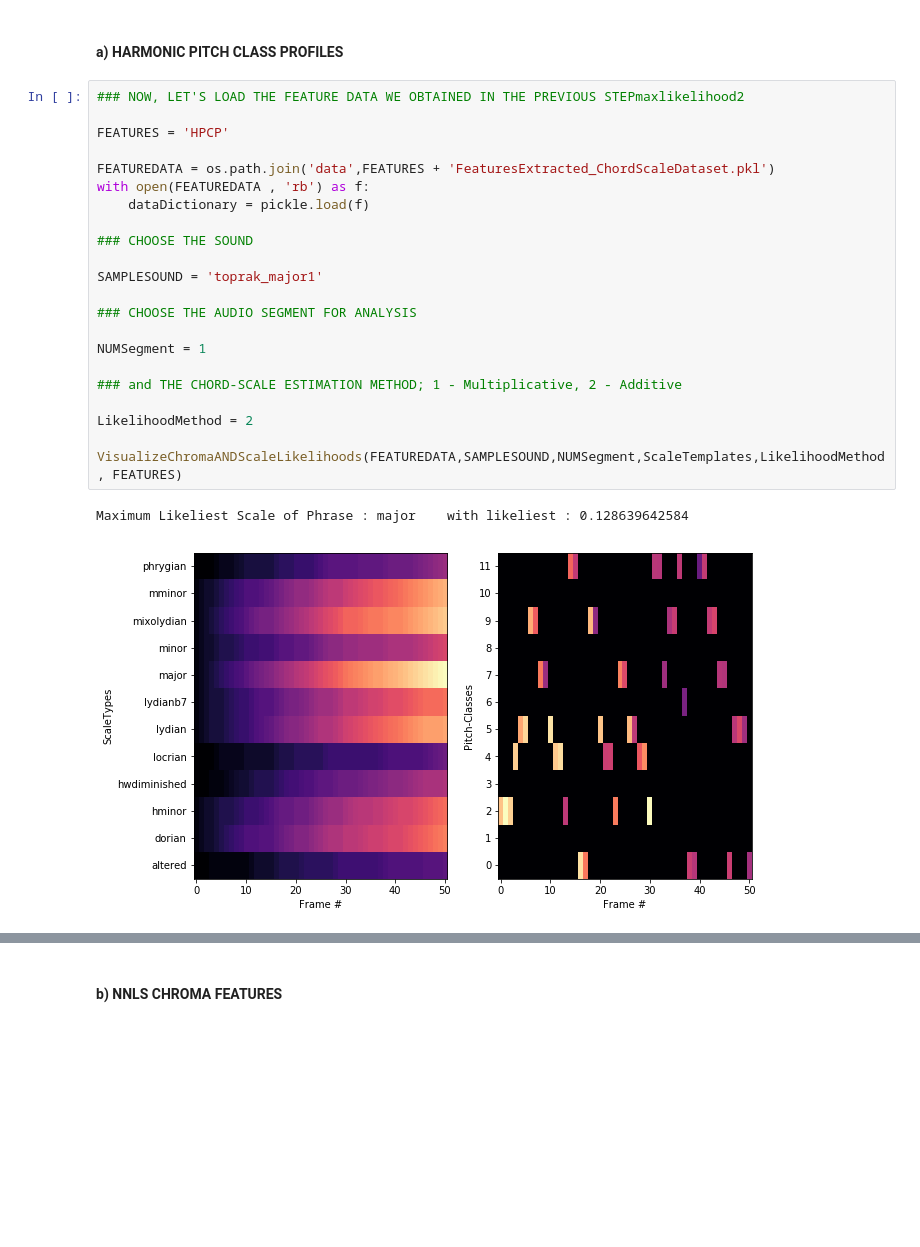
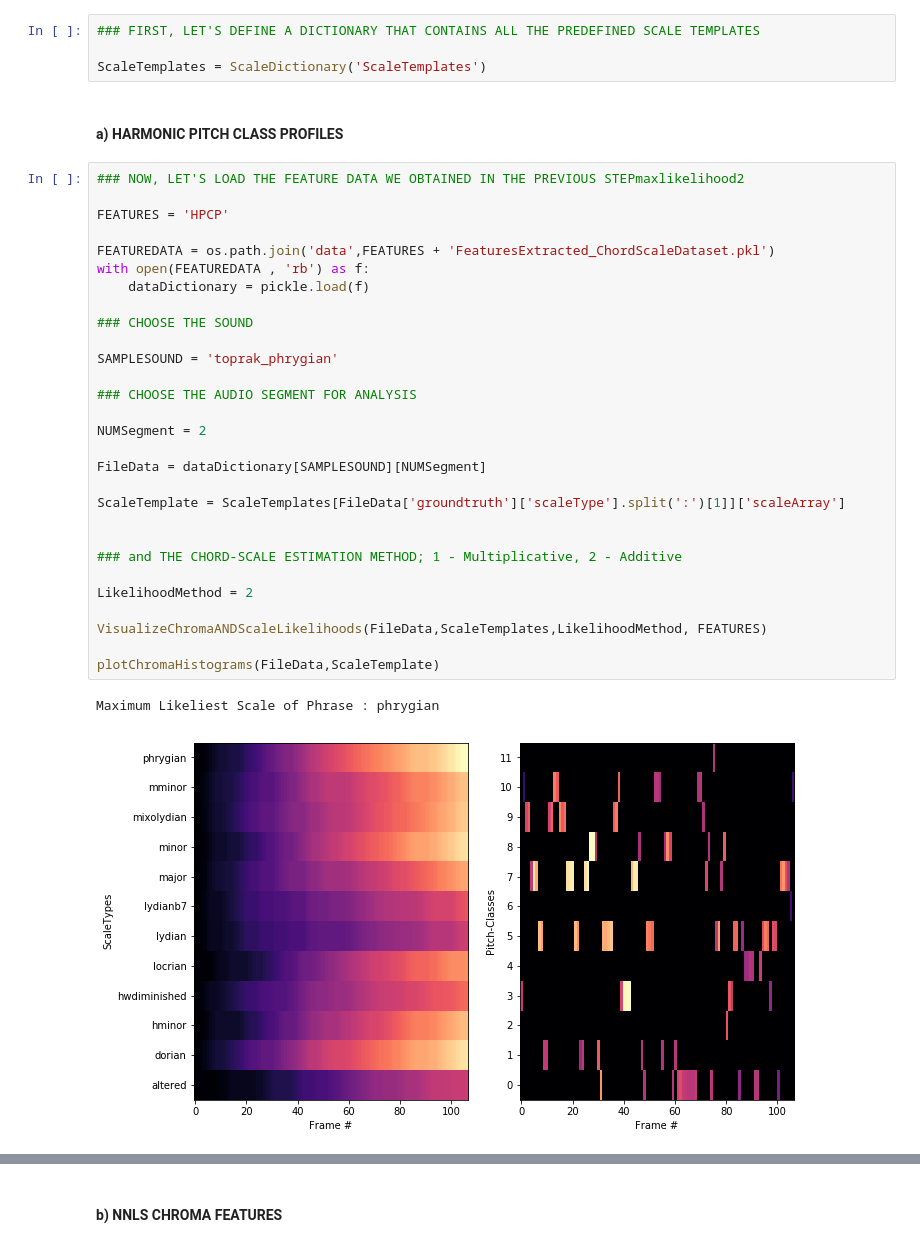
Before and after one commit to emirdemirel/Chord-ScaleDetection, a Jupyter notebook: Chord-Scale_Detection_PART2.ipynb, the cells around one changed output, grey strips where cells are left out. Cells and saved outputs as stored; diff of their text form; blank space fills up the shorter version.

```diff
--- a/Chord-Scale_Detection_PART2.ipynb
+++ b/Chord-Scale_Detection_PART2.ipynb
@@ -52,27 +35,38 @@ ScaleTemplates['hwdiminished'] = {'scaleArray':[1,1,0,1,1,0,1,1,0,1,1,0]}
+# %%
+### FIRST, LET'S DEFINE A DICTIONARY THAT CONTAINS ALL THE PREDEFINED SCALE TEMPLATES
+
+ScaleTemplates = ScaleDictionary('ScaleTemplates')
 # %% [markdown]
 #### a) HARMONIC PITCH CLASS PROFILES
 # %%
 ### NOW, LET'S LOAD THE FEATURE DATA WE OBTAINED IN THE PREVIOUS STEPmaxlikelihood2
 
 FEATURES = 'HPCP'
 
 FEATUREDATA = os.path.join('data',FEATURES + 'FeaturesExtracted_ChordScaleDataset.pkl')
 with open(FEATUREDATA , 'rb') as f:
     dataDictionary = pickle.load(f)
 
 ### CHOOSE THE SOUND
 
-SAMPLESOUND = 'toprak_major1'
+SAMPLESOUND = 'toprak_phrygian'
 
 ### CHOOSE THE AUDIO SEGMENT FOR ANALYSIS
 
-NUMSegment = 1
+NUMSegment = 2
+
+FileData = dataDictionary[SAMPLESOUND][NUMSegment]
+
+ScaleTemplate = ScaleTemplates[FileData['groundtruth']['scaleType'].split(':')[1]]['scaleArray']
+
 
 ### and THE CHORD-SCALE ESTIMATION METHOD; 1 - Multiplicative, 2 - Additive
 
 LikelihoodMethod = 2
 
-VisualizeChromaANDScaleLikelihoods(FEATUREDATA,SAMPLESOUND,NUMSegment,ScaleTemplates,LikelihoodMethod, FEATURES)
+VisualizeChromaANDScaleLikelihoods(FileData,ScaleTemplates,LikelihoodMethod, FEATURES)
+
+plotChromaHistograms(FileData,ScaleTemplate)
 # %% [output]
-Maximum Likeliest Scale of Phrase : major    with likeliest : 0.128639642584
+Maximum Likeliest Scale of Phrase : phrygian
-[figure, old version]
+[figure, new version]
```
Also changed, not shown: parts of 7 cells of this notebook.
